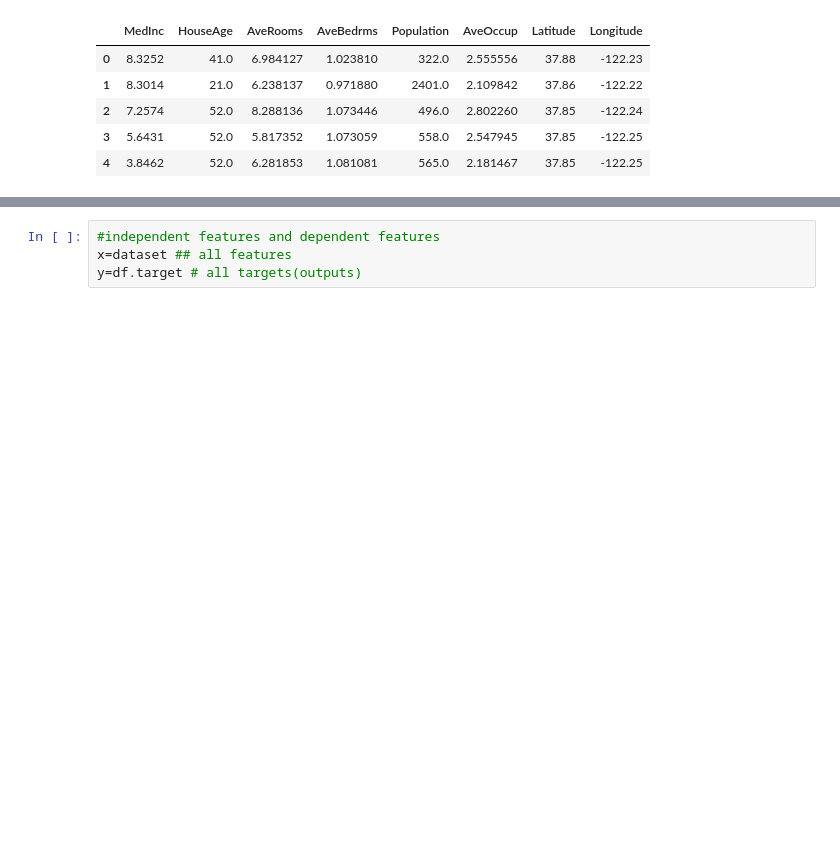
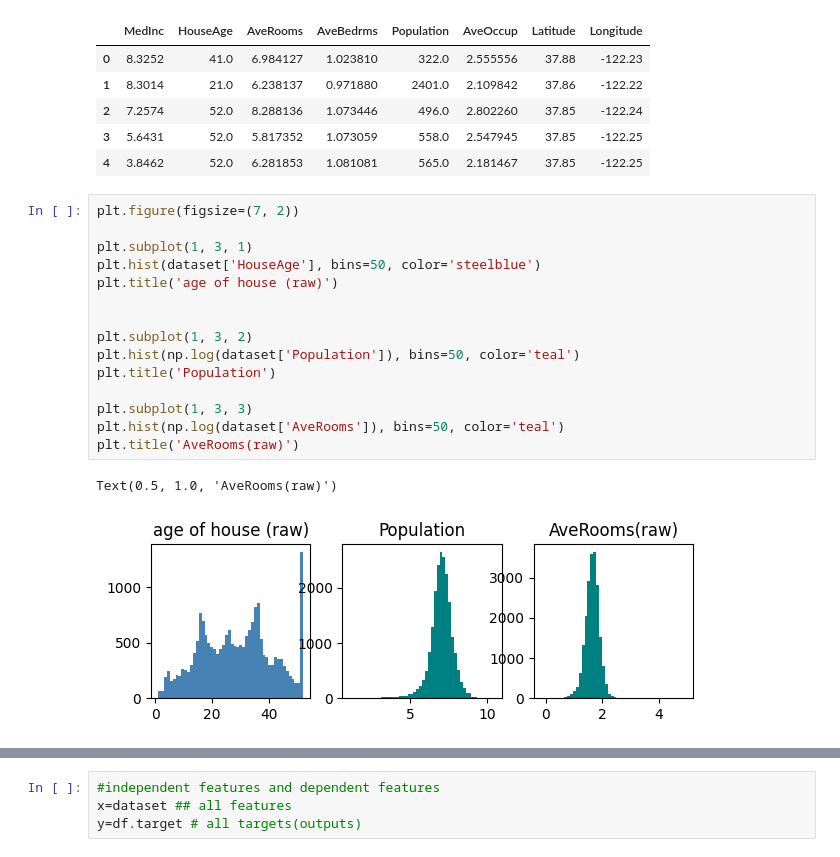
Before and after one commit to mrrendex2006/machine-learning-from-scratch, a Jupyter notebook: 01_linear_regression/house_pricing.ipynb, the cells around one changed output, grey strips where cells are left out. Drawn from its saved outputs; the diff is of its cells as text; blank space fills up the shorter version.

```diff
--- a/01_linear_regression/house_pricing.ipynb
+++ b/01_linear_regression/house_pricing.ipynb
@@ -17,3 +18,21 @@ dataset.head()
 | 2 | 7.2574 | 52.0 | 8.288136 | 1.073446 | 496.0 | 2.802260 | 37.85 | -122.24 |
 | 3 | 5.6431 | 52.0 | 5.817352 | 1.073059 | 558.0 | 2.547945 | 37.85 | -122.25 |
 | 4 | 3.8462 | 52.0 | 6.281853 | 1.081081 | 565.0 | 2.181467 | 37.85 | -122.25 |
+# %%
+plt.figure(figsize=(7, 2))
+
+plt.subplot(1, 3, 1)
+plt.hist(dataset['HouseAge'], bins=50, color='steelblue')
+plt.title('age of house (raw)')
+
+
+plt.subplot(1, 3, 2)
+plt.hist(np.log(dataset['Population']), bins=50, color='teal')
+plt.title('Population')
+
+plt.subplot(1, 3, 3)
+plt.hist(np.log(dataset['AveRooms']), bins=50, color='teal')
+plt.title('AveRooms(raw)')
+# %% [output]
+Text(0.5, 1.0, 'AveRooms(raw)')
+[figure, added]
```
Also changed, not shown: parts of 2 cells of this notebook, 18 other files.
